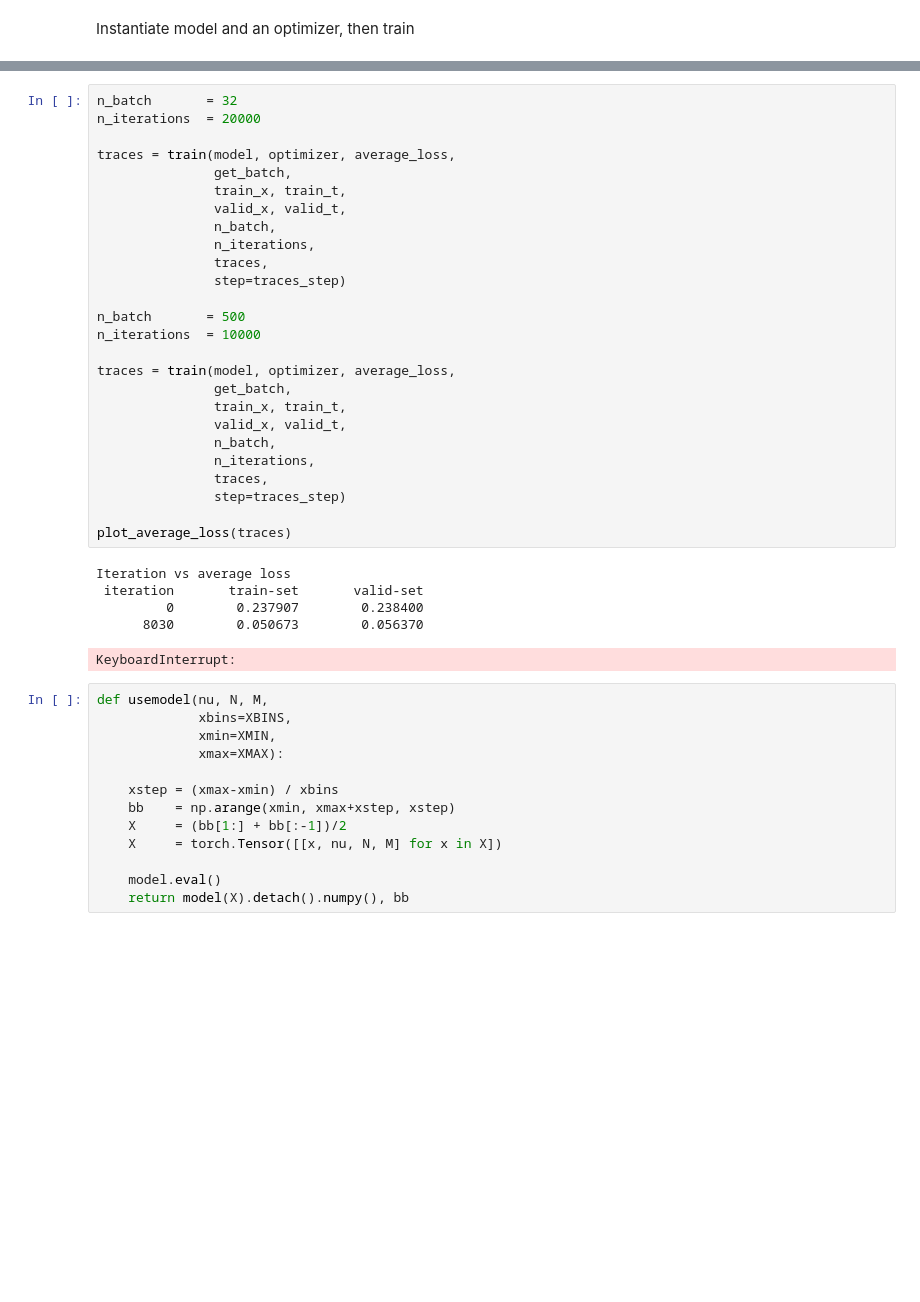
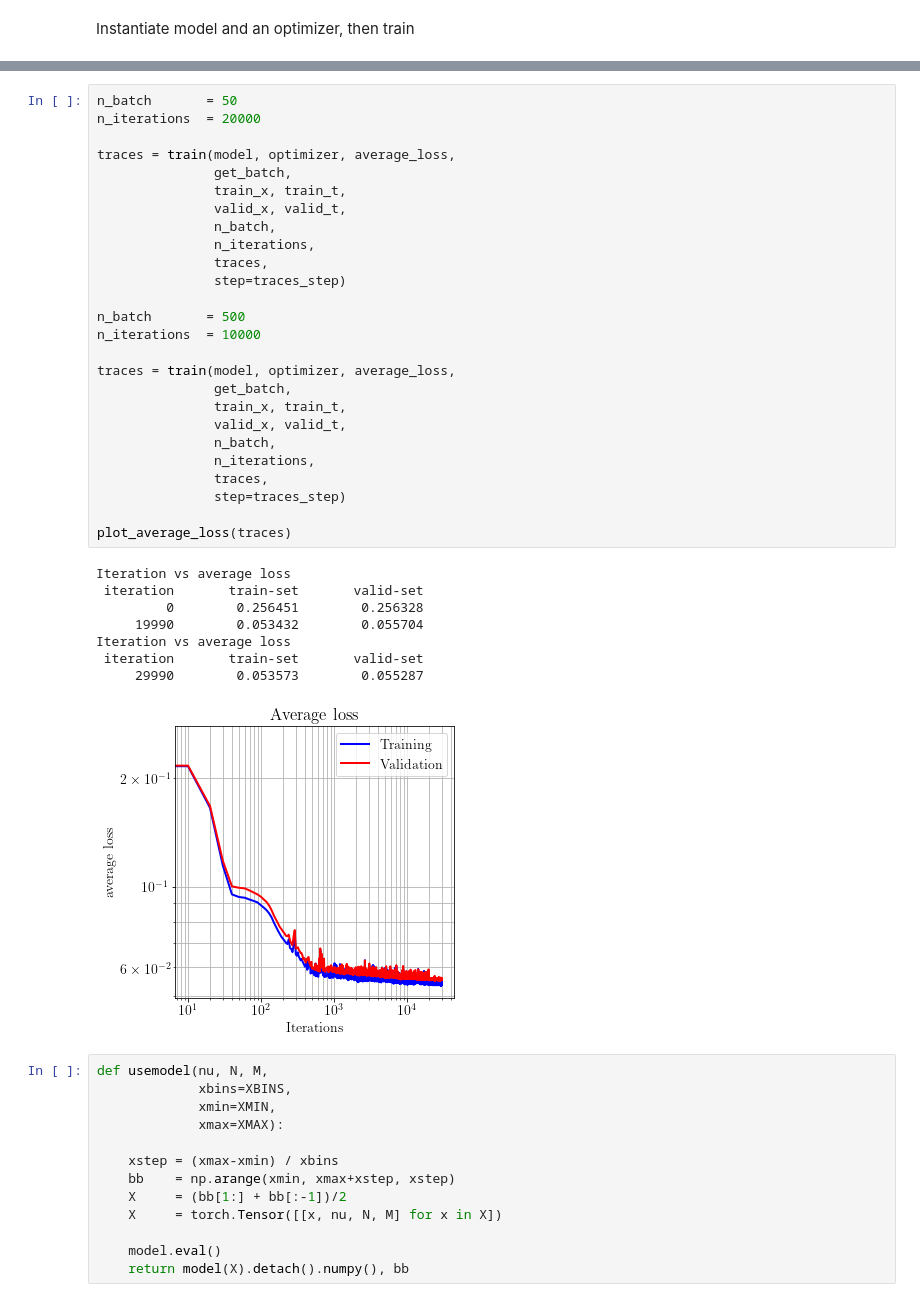
Before and after one commit to AliAlkadhim/LFI_HEP, a Jupyter notebook: tutorials/LFI_train2.ipynb, the cells around one changed output, grey strips where cells are left out. Saved outputs shown, nothing was run; the diff lists cells and outputs as text; blank space fills up the shorter version.

```diff
--- a/tutorials/LFI_train2.ipynb
+++ b/tutorials/LFI_train2.ipynb
@@ -494,36 +494,39 @@ Model(
 )
 # %%
-n_batch       = 32
+n_batch       = 50
 n_iterations  = 20000
 
 traces = train(model, optimizer, average_loss,
                get_batch,
                train_x, train_t,
                valid_x, valid_t,
                n_batch,
                n_iterations,
                traces,
                step=traces_step)
 
 n_batch       = 500
 n_iterations  = 10000
 
 traces = train(model, optimizer, average_loss,
                get_batch,
                train_x, train_t,
                valid_x, valid_t,
                n_batch,
                n_iterations,
                traces,
                step=traces_step)
 
 plot_average_loss(traces)
 # %% [output]
 Iteration vs average loss
  iteration       train-set       valid-set
-         0        0.237907        0.238400
-      8030        0.050673        0.056370
+         0        0.256451        0.256328
+     19990        0.053432        0.055704
+Iteration vs average loss
+ iteration       train-set       valid-set
+     29990        0.053573        0.055287
-KeyboardInterrupt:
+[figure, added]
 # %%
 def usemodel(nu, N, M,
              xbins=XBINS,
```
Also changed, not shown: parts of 6 cells of this notebook, 2 other files.
